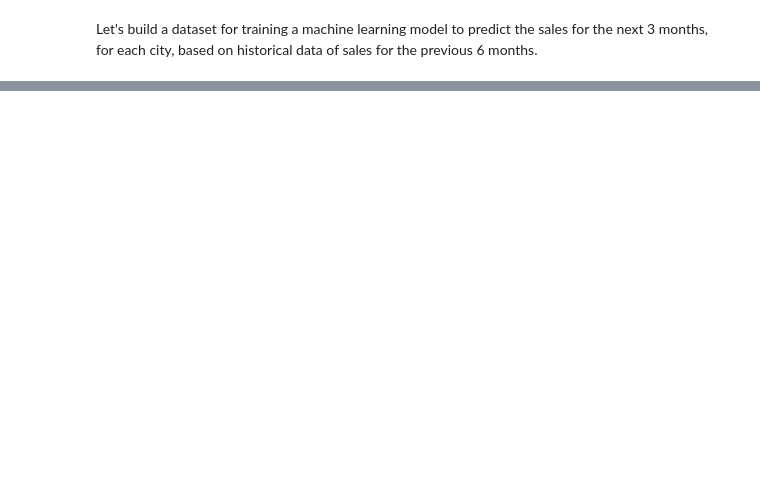
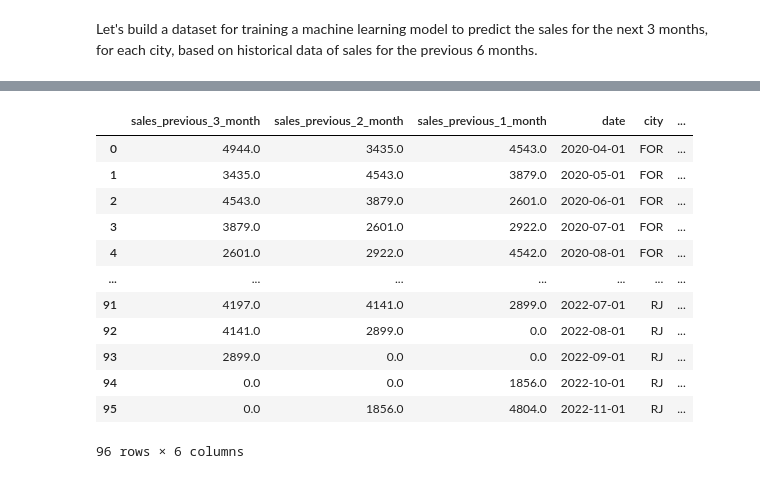
Before and after one commit to joaopcnogueira/ts2ml, a Jupyter notebook: nbs/index.ipynb, the cells around one changed output, grey strips where cells are left out. Saved outputs shown, nothing was run; the diff lists cells and outputs as text; code cells hidden in the pictures; blank space fills up the shorter version.

```diff
--- a/nbs/index.ipynb
+++ b/nbs/index.ipynb
@@ -202,0 +208,30 @@ pd.concat([features, targets], axis=1)
+# %%
+add_missing_slots_transformer = FunctionTransformer(
+    add_missing_slots,
+    kw_args={
+        'datetime_col': 'date',
+        'entity_col': 'city',
+        'value_col': 'sales',
+        'freq': 'MS'
+    }
+)
+
+transform_ts_data_into_features_and_target_transformer = FunctionTransformer(
+    transform_ts_data_into_features_and_target,
+    kw_args={
+        'n_features': 3,
+        'datetime_col': 'date',
+        'entity_col': 'city',
+        'value_col': 'sales',
+        'n_targets': 1,
+        'step_size': 1,
+        'step_name': 'month',
+        'concat_Xy': True
+    }
+)
+# %%
+ts_data_to_features_and_target_pipeline = make_pipeline(
+    add_missing_slots_transformer,
+    transform_ts_data_into_features_and_target_transformer
+)
+ts_data_to_features_and_target_pipeline
@@ -202,0 +254,17 @@ pd.concat([features, targets], axis=1)
+# %%
+Xy_df = ts_data_to_features_and_target_pipeline.fit_transform(df)
+Xy_df
+# %% [output]
+|  | sales_previous_3_month | sales_previous_2_month | sales_previous_1_month | date | city | ... |
+| 0 | 4944.0 | 3435.0 | 4543.0 | 2020-04-01 | FOR | ... |
+| 1 | 3435.0 | 4543.0 | 3879.0 | 2020-05-01 | FOR | ... |
+| 2 | 4543.0 | 3879.0 | 2601.0 | 2020-06-01 | FOR | ... |
+| 3 | 3879.0 | 2601.0 | 2922.0 | 2020-07-01 | FOR | ... |
+| 4 | 2601.0 | 2922.0 | 4542.0 | 2020-08-01 | FOR | ... |
+| ... | ... | ... | ... | ... | ... | ... |
+| 91 | 4197.0 | 4141.0 | 2899.0 | 2022-07-01 | RJ | ... |
+| 92 | 4141.0 | 2899.0 | 0.0 | 2022-08-01 | RJ | ... |
+| 93 | 2899.0 | 0.0 | 0.0 | 2022-09-01 | RJ | ... |
+| 94 | 0.0 | 0.0 | 1856.0 | 2022-10-01 | RJ | ... |
+| 95 | 0.0 | 1856.0 | 4804.0 | 2022-11-01 | RJ | ... |
+96 rows × 6 columns
```
Also changed, not shown: parts of 7 cells of this notebook, 5 other files.
